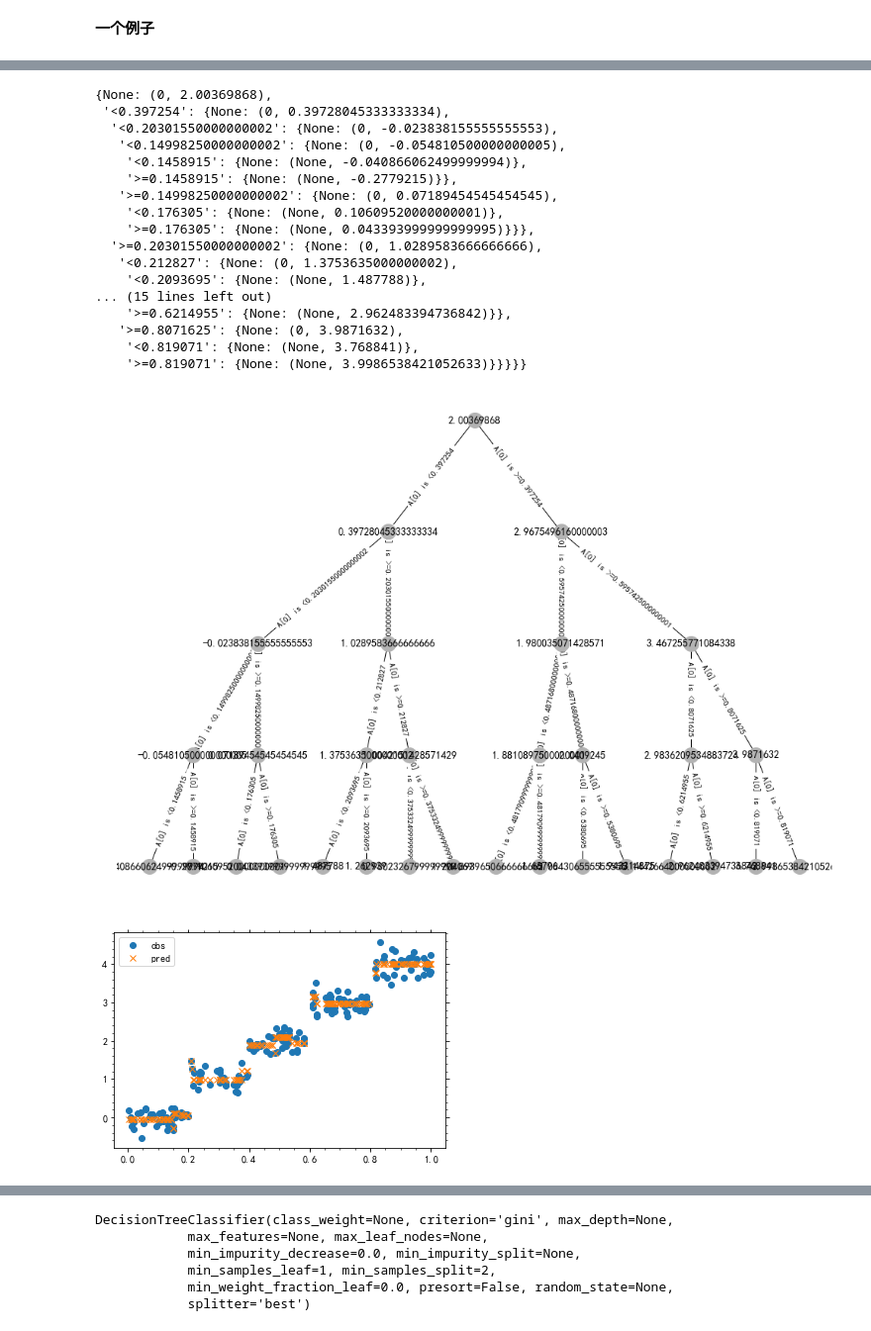
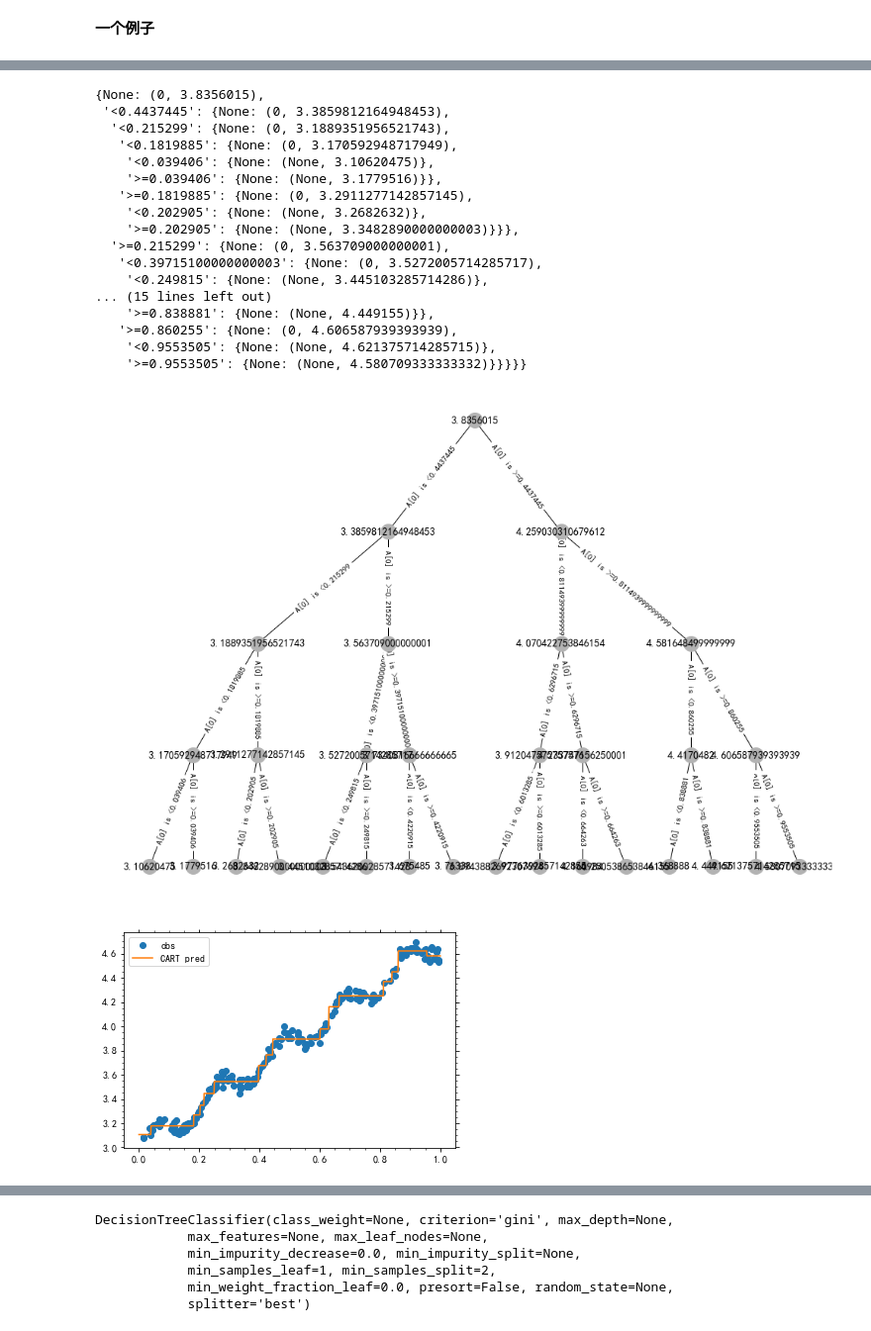
Before and after one commit to szqtc/MyMachineLearningNotes, a Jupyter notebook: 3_Trees.ipynb, the cells around one changed output, grey strips where cells are left out. Shown: that part at 99% size. Cells and saved outputs as stored; diff of their text form; code cells hidden in the pictures.

```diff
--- a/3_Trees.ipynb
+++ b/3_Trees.ipynb
@@ -1005,5 +1022,6 @@ def generate_regression_tree(X, y, scorefunc,
 # %%
-raw2 = np.loadtxt('datasets/MLiA/Ch09/ex0.txt')
+raw2 = np.loadtxt('datasets/MLiA/Ch08/ex0.txt')
+#raw2 = np.loadtxt('datasets/MLiA/Ch09/ex0.txt')
 X3, y3 = raw2[:, 1:-1], raw2[:, -1:]
 # %%
 fg5, ax5 = plt.subplots()
@@ -1017,31 +1035,32 @@ tree4 = generate_regression_tree(X3, y3, neg_square_error, seed=4, maxdepth=5)
 fg6 = tree_visualize(tree4, figsize=(17, 12))
 tree4
 # %% [output]
-{None: (0, 2.00369868),
- '<0.397254': {None: (0, 0.39728045333333334),
-  '<0.20301550000000002': {None: (0, -0.023838155555555553),
-   '<0.14998250000000002': {None: (0, -0.054810500000000005),
-    '<0.1458915': {None: (None, -0.040866062499999994)},
-    '>=0.1458915': {None: (None, -0.2779215)}},
-   '>=0.14998250000000002': {None: (0, 0.07189454545454545),
-    '<0.176305': {None: (None, 0.10609520000000001)},
-    '>=0.176305': {None: (None, 0.043393999999999995)}}},
-  '>=0.20301550000000002': {None: (0, 1.0289583666666666),
-   '<0.212827': {None: (0, 1.3753635000000002),
-    '<0.2093695': {None: (None, 1.487788)},
+{None: (0, 3.8356015),
+ '<0.4437445': {None: (0, 3.3859812164948453),
+  '<0.215299': {None: (0, 3.1889351956521743),
+   '<0.1819885': {None: (0, 3.170592948717949),
+    '<0.039406': {None: (None, 3.10620475)},
+    '>=0.039406': {None: (None, 3.1779516)}},
+   '>=0.1819885': {None: (0, 3.2911277142857145),
+    '<0.202905': {None: (None, 3.2682632)},
+    '>=0.202905': {None: (None, 3.3482890000000003)}}},
+  '>=0.215299': {None: (0, 3.563709000000001),
+   '<0.39715100000000003': {None: (0, 3.5272005714285717),
+    '<0.249815': {None: (None, 3.445103285714286)},
 ... (15 lines left out)
-    '>=0.6214955': {None: (None, 2.962483394736842)}},
-   '>=0.8071625': {None: (0, 3.9871632),
-    '<0.819071': {None: (None, 3.768841)},
-    '>=0.819071': {None: (None, 3.9986538421052633)}}}}}
+    '>=0.838881': {None: (None, 4.449155)}},
+   '>=0.860255': {None: (0, 4.606587939393939),
+    '<0.9553505': {None: (None, 4.621375714285715)},
+    '>=0.9553505': {None: (None, 4.580709333333332)}}}}}
-[figure, old version]
+[figure, new version]
 # %%
-y3_pred = predict_CART(X3, tree4)
-ax5.plot(X3[:, 0], y3_pred[:, 0], ls='None', marker='x', c='C1', label='pred')
+x3_pl = np.linspace(0, 1, 1000).reshape(-1, 1)
+y3_pl_pred = predict_CART(x3_pl, tree4)
+ax5.plot(x3_pl[:, 0], y3_pl_pred[:, 0], ls='-', c='C1', label='CART pred')
 ax5.legend()
 fg5
 # %% [output]
-[figure, old version]
+[figure, new version]
 # %% [markdown]
 ### scikit-learn
 `sklearn`的`tree`模块只实现了CART决策树，详见[tree模块的文档](http://scikit-learn.org/stable/modules/tree.html#mathematical-formulation)。
```
Also changed, not shown: parts of 29 cells of this notebook, 4 other files.
